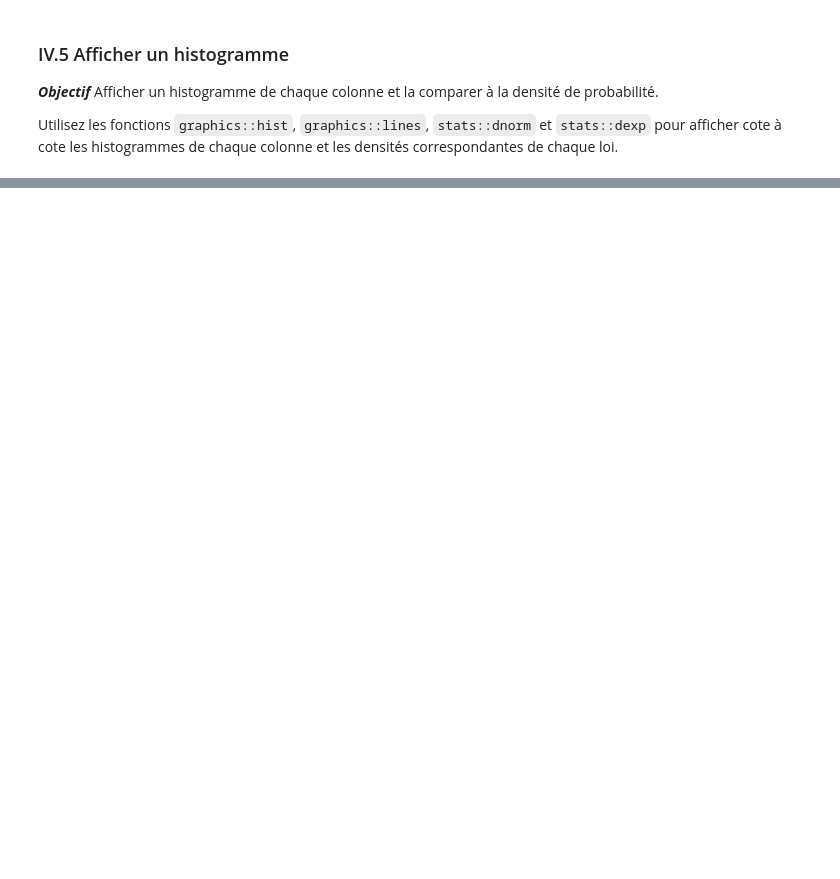
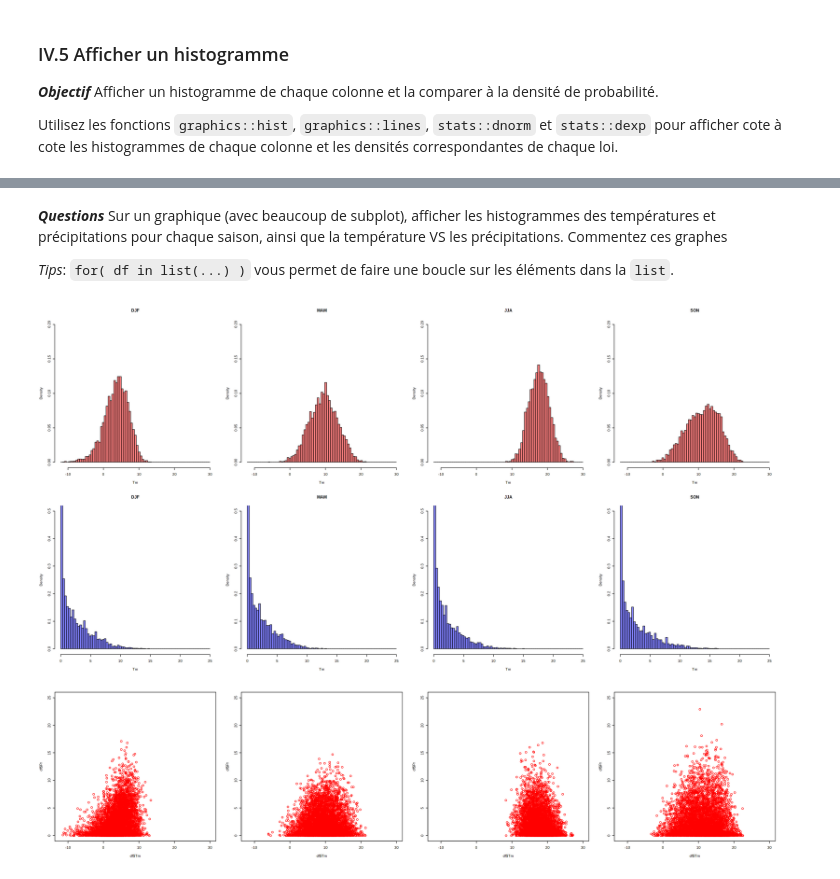
Before and after one commit to yrobink/enseignements, a Jupyter notebook: ENM/IENM1/Stats/TP1_introduction_R.ipynb, the cells around one changed output, grey strips where cells are left out. Saved outputs shown, nothing was run; the diff lists cells and outputs as text; code cells hidden in the pictures; blank space fills up the shorter version.

```diff
--- a/ENM/IENM1/Stats/TP1_introduction_R.ipynb
+++ b/ENM/IENM1/Stats/TP1_introduction_R.ipynb
@@ -710,0 +766,16 @@ graphics::lines( x , dexp(x,rate=2) , col = "blue" )
+# %%
+####################################
+## Écrire votre réponse entre ici...
+
+data_DJF = subset( data , format.Date( row.names(data) , "%m" ) %in% base::c("12","01","02") )
+data_MAM = subset( data , format.Date( row.names(data) , "%m" ) %in% base::c("03","04","05") )
+data_JJA = subset( data , format.Date( row.names(data) , "%m" ) %in% base::c("06","07","08") )
+data_SON = subset( data , format.Date( row.names(data) , "%m" ) %in% base::c("09","10","11") )
+
+summary(data_DJF)
+summary(data_MAM)
+summary(data_JJA)
+summary(data_SON)
+
+## ... et la
+####################################
@@ -710,0 +811,41 @@ graphics::lines( x , dexp(x,rate=2) , col = "blue" )
+# %% [markdown]
+***Questions*** Sur un graphique (avec beaucoup de subplot), afficher les histogrammes des températures et précipitations pour chaque saison, ainsi que la température VS les précipitations. Commentez ces graphes
+
+*Tips*: `for( df in list(...) )` vous permet de faire une boucle sur les éléments dans la `list`.
+# %%
+####################################
+## Écrire votre réponse entre ici...
+
+base::options( repr.plot.width = 24 , repr.plot.height = 18 )
+graphics::par( mfrow = base::c(3,4) )
+
+titles = base::c("DJF","MAM","JJA","SON")
+
+i = 1
+for( df in list(data_DJF,data_MAM,data_JJA,data_SON) )
+{
+	x = base::seq( -12 , 30 , length = 80 )
+	graphics::hist( df$Tm , breaks = x , col = grDevices::rgb(1,0,0,0.5) , probability = TRUE , xlab = "Tm"  , main = titles[i] , ylim = base::c(0,0.2) )
+	i = i + 1
+}
+
+i = 1
+for( df in list(data_DJF,data_MAM,data_JJA,data_SON) )
+{
+	x = base::seq( 0 , 25 , length = 80 )
+	graphics::hist( df$Pr , breaks = x , col = grDevices::rgb(0,0,1,0.5) , probability = TRUE , xlab = "Tm"  , main = titles[i] , ylim = base::c(0,0.5) )
+	i = i + 1
+}
+
+i = 1
+for( df in list(data_DJF,data_MAM,data_JJA,data_SON) )
+{
+	graphics::plot( df$Tm , df$Pr , type = "p" , col = "red" , xlim = base::c(-12,30) , ylim = base::c(0,25) )
+	i = i + 1
+}
+
+
+## ... et la
+####################################
+# %% [output]
+[figure, added]
```
Also changed, not shown: parts of 18 cells of this notebook.
